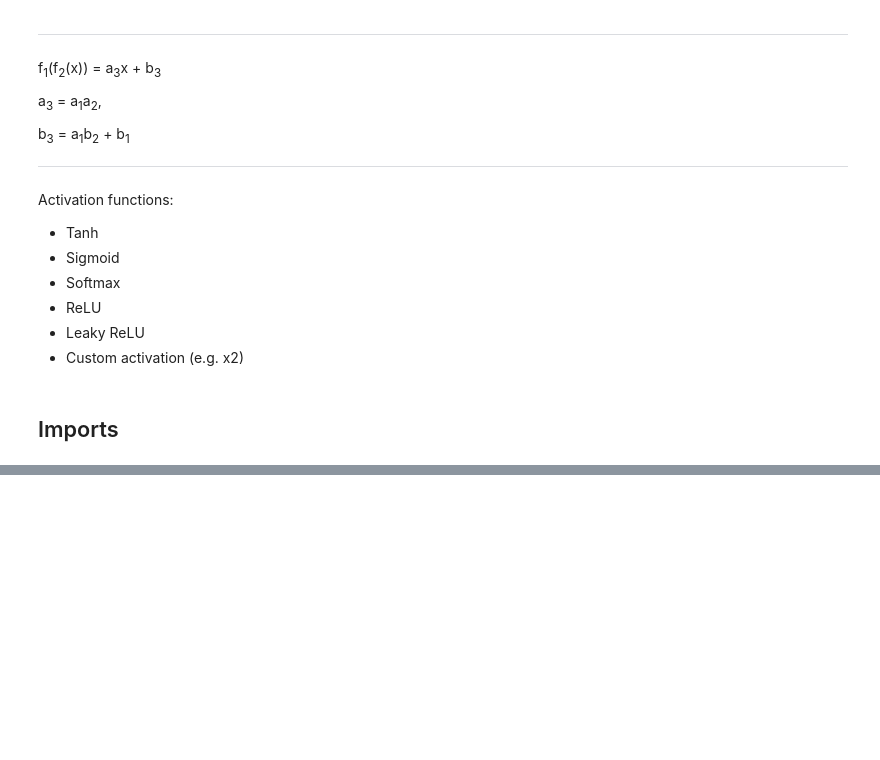
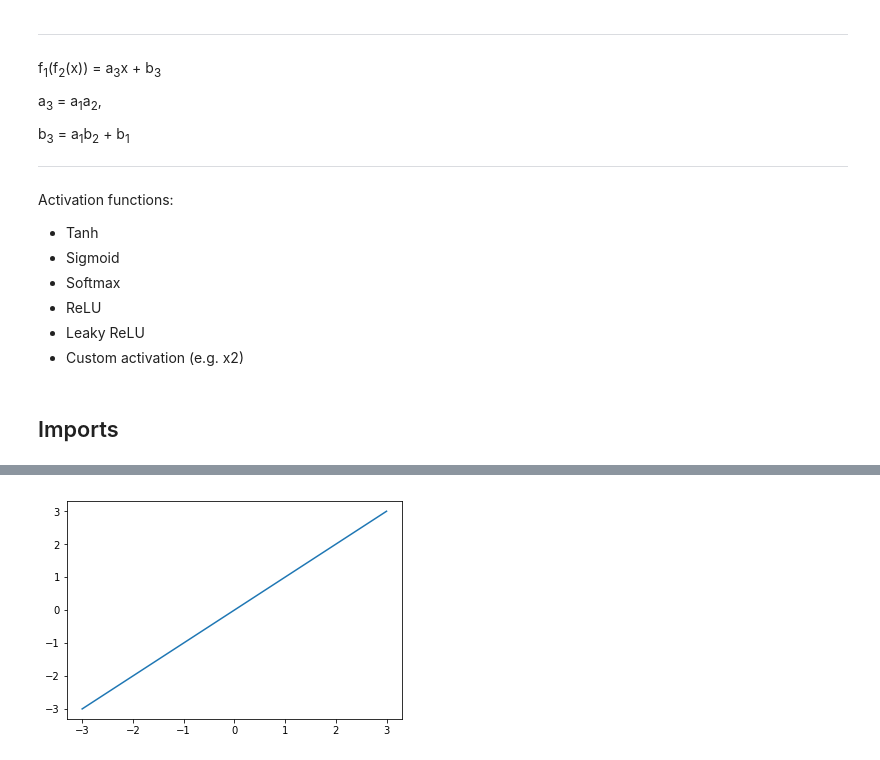
Before and after one commit to eljirg/Machine-Learning, a Jupyter notebook: Activation Functions - Keras and Pytorch.ipynb, the cells around one changed output, grey strips where cells are left out. Drawn from its saved outputs; the diff is of its cells as text; code cells hidden in the pictures; blank space fills up the shorter version.

```diff
--- a/Activation Functions - Keras and Pytorch.ipynb
+++ b/Activation Functions - Keras and Pytorch.ipynb
@@ -59,0 +70,6 @@ from sklearn.datasets import load_boston
+# %%
+x = np.arange(-3, 3.5, 0.5)
+plt.plot(x, x, '-')
+plt.show()
+# %% [output]
+[figure, added]
```
Also changed, not shown: parts of 9 cells of this notebook.
